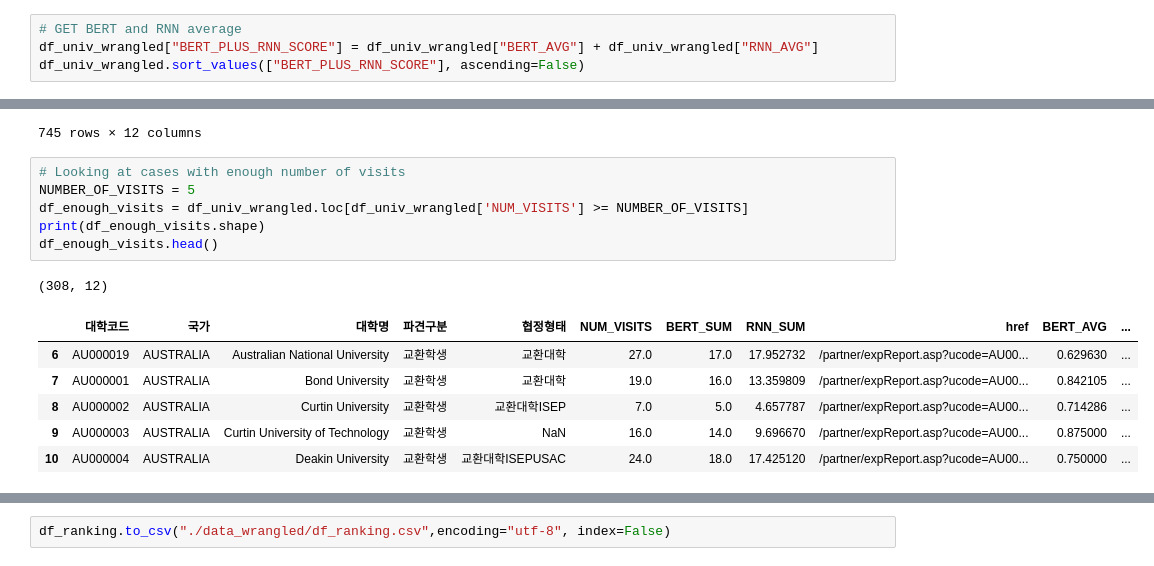
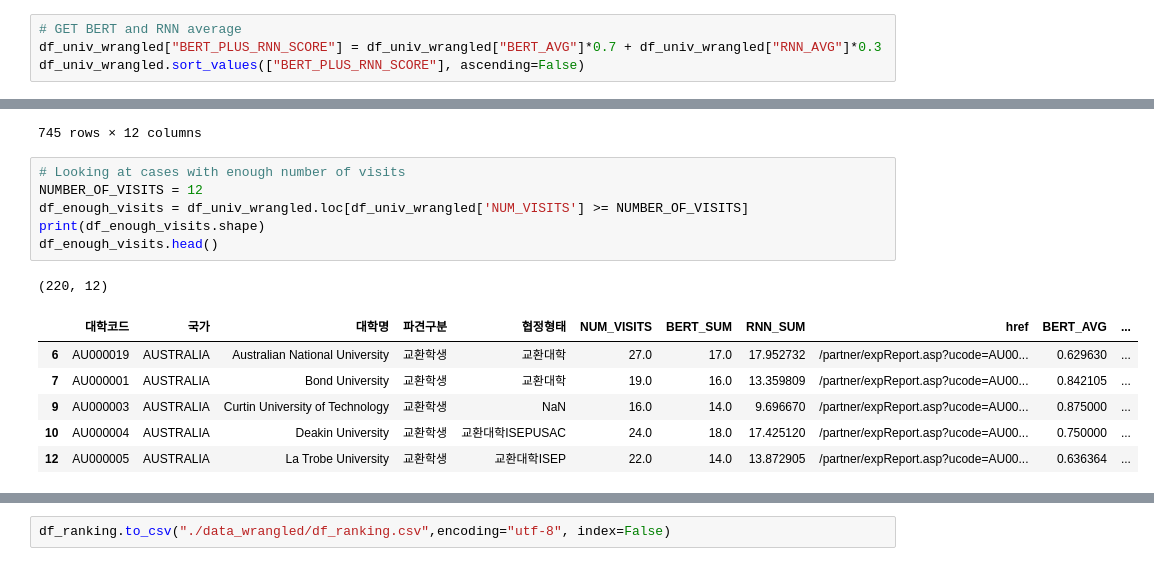
Before and after one commit to snoop2head/yonsei-exchange-program, a Jupyter notebook: wrangle_dataset.ipynb, the cells around one changed output, grey strips where cells are left out. Cells and saved outputs as stored; diff of their text form.

Commit message:
weight scores and rank exchange universities

```diff
--- a/wrangle_dataset.ipynb
+++ b/wrangle_dataset.ipynb
@@ -401,7 +401,7 @@ df_enough_visits_sort.reset_index()
 ## Sort according to BERT and RNN average score combined
 # %%
 # GET BERT and RNN average
-df_univ_wrangled["BERT_PLUS_RNN_SCORE"] = df_univ_wrangled["BERT_AVG"] + df_univ_wrangled["RNN_AVG"]
+df_univ_wrangled["BERT_PLUS_RNN_SCORE"] = df_univ_wrangled["BERT_AVG"]*0.7 + df_univ_wrangled["RNN_AVG"]*0.3
 df_univ_wrangled.sort_values(["BERT_PLUS_RNN_SCORE"], ascending=False)
 # %% [output]
 |  | 대학코드 | 국가 | 대학명 | 파견구분 | 협정형태 | NUM_VISITS | BERT_SUM | RNN_SUM | href | BERT_AVG | ... |
@@ -419,18 +419,18 @@ df_univ_wrangled.sort_values(["BERT_PLUS_RNN_SCORE"], ascending=False)
 745 rows × 12 columns
 # %%
 # Looking at cases with enough number of visits
-NUMBER_OF_VISITS = 5
+NUMBER_OF_VISITS = 12
 df_enough_visits = df_univ_wrangled.loc[df_univ_wrangled['NUM_VISITS'] >= NUMBER_OF_VISITS]
 print(df_enough_visits.shape)
 df_enough_visits.head()
 # %% [output]
-(308, 12)
+(220, 12)
 |  | 대학코드 | 국가 | 대학명 | 파견구분 | 협정형태 | NUM_VISITS | BERT_SUM | RNN_SUM | href | BERT_AVG | ... |
 | 6 | AU000019 | AUSTRALIA | Australian National University | 교환학생 | 교환대학 | 27.0 | 17.0 | 17.952732 | /partner/expReport.asp?ucode=AU00... | 0.629630 | ... |
 | 7 | AU000001 | AUSTRALIA | Bond University | 교환학생 | 교환대학 | 19.0 | 16.0 | 13.359809 | /partner/expReport.asp?ucode=AU00... | 0.842105 | ... |
-| 8 | AU000002 | AUSTRALIA | Curtin University | 교환학생 | 교환대학ISEP | 7.0 | 5.0 | 4.657787 | /partner/expReport.asp?ucode=AU00... | 0.714286 | ... |
 | 9 | AU000003 | AUSTRALIA | Curtin University of Technology | 교환학생 | NaN | 16.0 | 14.0 | 9.696670 | /partner/expReport.asp?ucode=AU00... | 0.875000 | ... |
 | 10 | AU000004 | AUSTRALIA | Deakin University | 교환학생 | 교환대학ISEPUSAC | 24.0 | 18.0 | 17.425120 | /partner/expReport.asp?ucode=AU00... | 0.750000 | ... |
+| 12 | AU000005 | AUSTRALIA | La Trobe University | 교환학생 | 교환대학ISEP | 22.0 | 14.0 | 13.872905 | /partner/expReport.asp?ucode=AU00... | 0.636364 | ... |
 # %%
 df_enough_visits_sort = df_enough_visits.sort_values(by=["BERT_PLUS_RNN_SCORE"], ascending=False)
 df_ranking = df_enough_visits_sort.reset_index()
```
Also changed, not shown: parts of 2 cells of this notebook, 1 other file.
